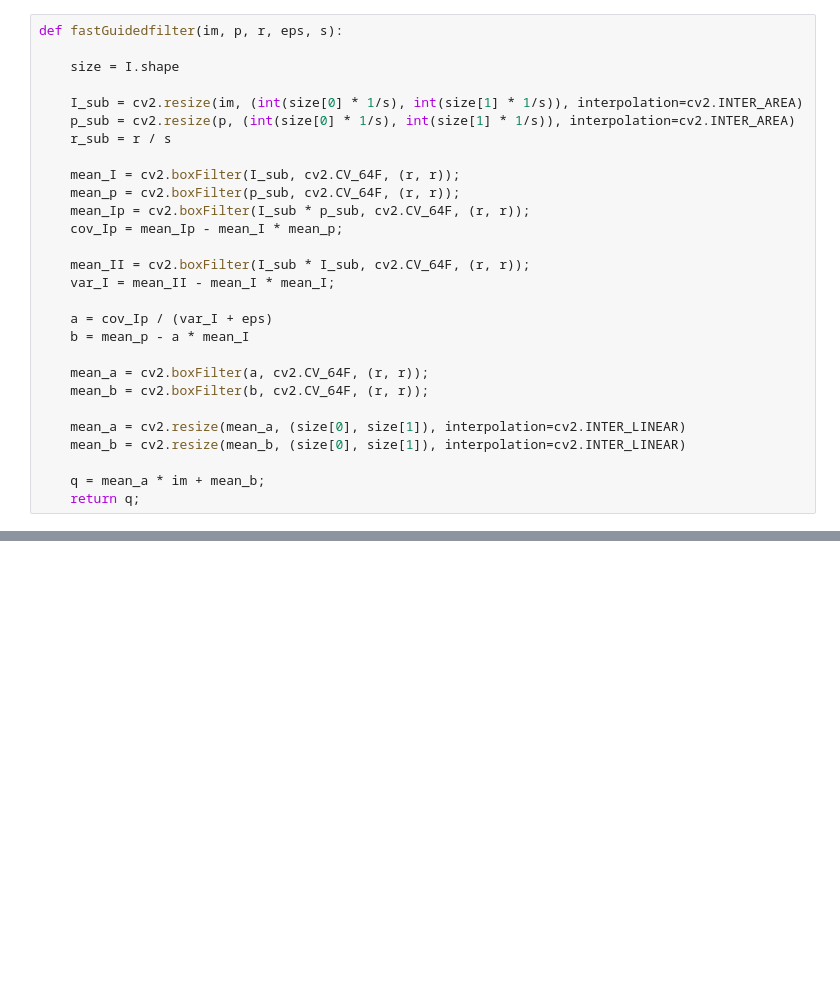
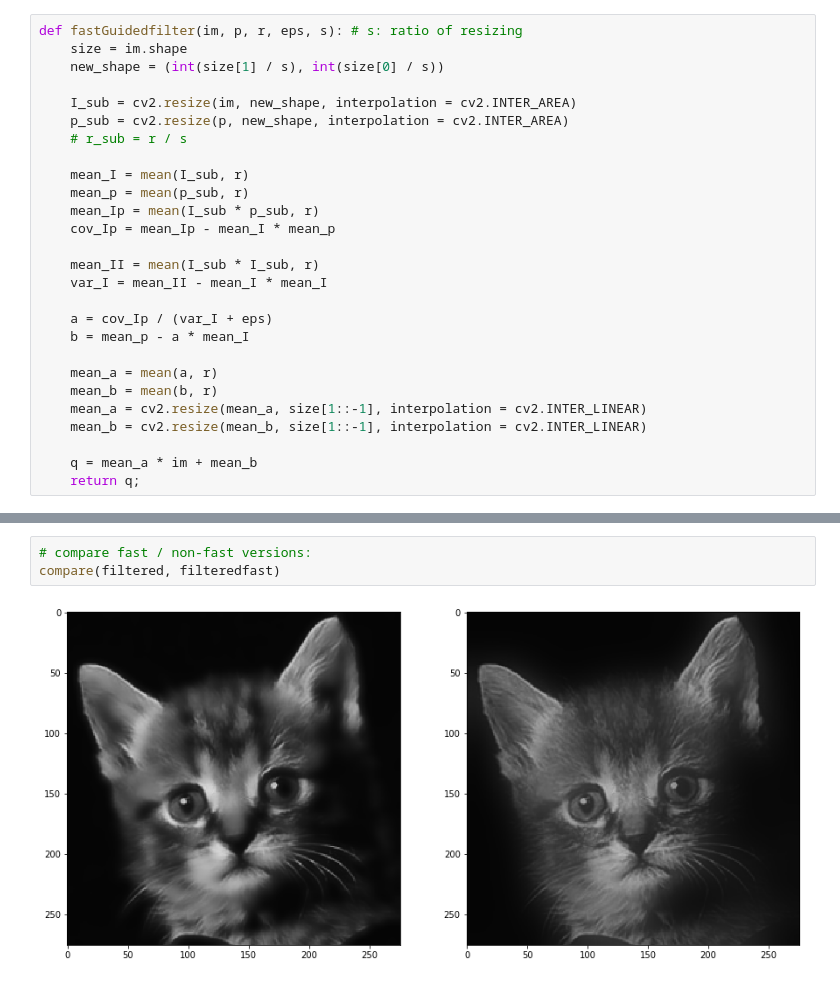
Before and after one commit to wpfhtl/gpu-guided-filter, a Jupyter notebook: src/guided_filter_cpu.ipynb, the cells around one changed output, grey strips where cells are left out. Drawn from its saved outputs; the diff is of its cells as text; blank space fills up the shorter version.

```diff
--- a/src/guided_filter_cpu.ipynb
+++ b/src/guided_filter_cpu.ipynb
@@ -37,28 +54,27 @@ plt.imshow(filtered)
 # %%
-def fastGuidedfilter(im, p, r, eps, s):
+def fastGuidedfilter(im, p, r, eps, s): # s: ratio of resizing
+    size = im.shape
+    new_shape = (int(size[1] / s), int(size[0] / s))
 
-    size = I.shape
+    I_sub = cv2.resize(im, new_shape, interpolation = cv2.INTER_AREA)
+    p_sub = cv2.resize(p, new_shape, interpolation = cv2.INTER_AREA)
+    # r_sub = r / s
 
-    I_sub = cv2.resize(im, (int(size[0] * 1/s), int(size[1] * 1/s)), interpolation=cv2.INTER_AREA)
-    p_sub = cv2.resize(p, (int(size[0] * 1/s), int(size[1] * 1/s)), interpolation=cv2.INTER_AREA)
-    r_sub = r / s
+    mean_I = mean(I_sub, r)
+    mean_p = mean(p_sub, r)
+    mean_Ip = mean(I_sub * p_sub, r)
+    cov_Ip = mean_Ip - mean_I * mean_p
 
-    mean_I = cv2.boxFilter(I_sub, cv2.CV_64F, (r, r));
-    mean_p = cv2.boxFilter(p_sub, cv2.CV_64F, (r, r));
-    mean_Ip = cv2.boxFilter(I_sub * p_sub, cv2.CV_64F, (r, r));
-    cov_Ip = mean_Ip - mean_I * mean_p;
-
-    mean_II = cv2.boxFilter(I_sub * I_sub, cv2.CV_64F, (r, r));
-    var_I = mean_II - mean_I * mean_I;
+    mean_II = mean(I_sub * I_sub, r)
+    var_I = mean_II - mean_I * mean_I
 
     a = cov_Ip / (var_I + eps)
     b = mean_p - a * mean_I
 
-    mean_a = cv2.boxFilter(a, cv2.CV_64F, (r, r));
-    mean_b = cv2.boxFilter(b, cv2.CV_64F, (r, r));
+    mean_a = mean(a, r)
+    mean_b = mean(b, r)
+    mean_a = cv2.resize(mean_a, size[1::-1], interpolation = cv2.INTER_LINEAR)
+    mean_b = cv2.resize(mean_b, size[1::-1], interpolation = cv2.INTER_LINEAR)
 
-    mean_a = cv2.resize(mean_a, (size[0], size[1]), interpolation=cv2.INTER_LINEAR)
-    mean_b = cv2.resize(mean_b, (size[0], size[1]), interpolation=cv2.INTER_LINEAR)
-
-    q = mean_a * im + mean_b;
+    q = mean_a * im + mean_b
     return q;
@@ -98,0 +88,5 @@ plt.imshow(res)
+# %%
+# compare fast / non-fast versions:
+compare(filtered, filteredfast)
+# %% [output]
+[figure, added]
```
Also changed, not shown: parts of 16 cells of this notebook, 1 other file.
